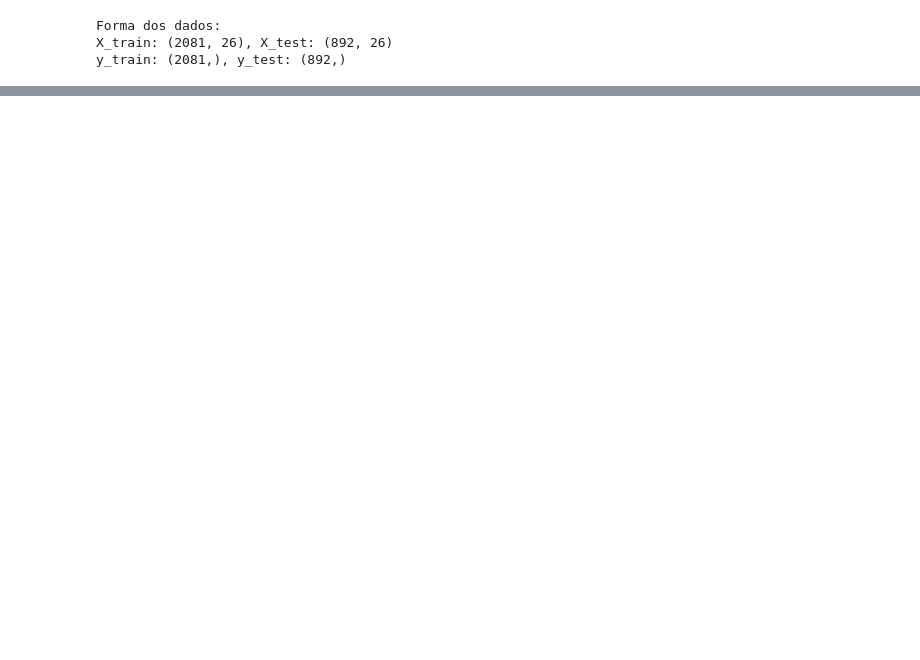
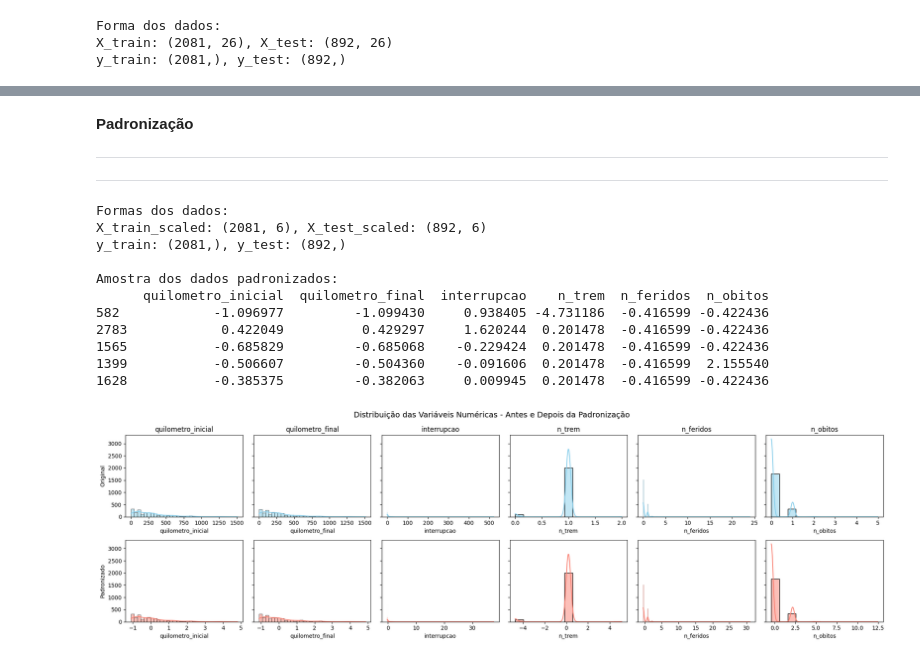
Before and after one commit to fabarroso/MVP1, a Jupyter notebook: MVP1.ipynb, the cells around one changed output, grey strips where cells are left out. Cells and saved outputs as stored; diff of their text form; code cells hidden in the pictures; blank space fills up the shorter version.

```diff
--- a/MVP1.ipynb
+++ b/MVP1.ipynb
@@ -521,0 +591,63 @@ y_train: (2081,), y_test: (892,)
+# %% [markdown]
+**Padronização**
+****
+****
+# %%
+# Conversão da variável alvo
+df['gravidade'] = df['gravidade'].map({'sim': 1, 'não': 0})
+
+# Separação entre variáveis explicativas (X) e alvo (y)
+X = df.drop(columns=['gravidade'])
+y = df['gravidade']
+
+# Selecionar colunas numéricas
+X_numeric = X.select_dtypes(include=[np.number])
+
+# Divisão em treino e teste
+X_train_num, X_test_num, y_train, y_test = train_test_split(X_numeric, y, test_size=0.3, random_state=42)
+
+# Padronização com StandardScaler
+scaler = StandardScaler()
+X_train_scaled = scaler.fit_transform(X_train_num)
+X_test_scaled = scaler.transform(X_test_num)
+
+# Conversão para DataFrame
+X_train_scaled = pd.DataFrame(X_train_scaled, columns=X_numeric.columns, index=X_train_num.index)
+X_test_scaled = pd.DataFrame(X_test_scaled, columns=X_numeric.columns, index=X_test_num.index)
+
+# Verificação das formas dos dados
+print("Formas dos dados:")
+print(f"X_train_scaled: {X_train_scaled.shape}, X_test_scaled: {X_test_scaled.shape}")
+print(f"y_train: {y_train.shape}, y_test: {y_test.shape}")
+
+# Exibir amostra
+print("\nAmostra dos dados padronizados:")
+print(X_train_scaled.head())
+
+# Visualização antes e depois da padronização
+fig, axes = plt.subplots(2, len(X_numeric.columns), figsize=(20, 6), sharey=True)
+fig.suptitle("Distribuição das Variáveis Numéricas - Antes e Depois da Padronização", fontsize=14)
+
+for i, col in enumerate(X_numeric.columns):
+    sns.histplot(X_train_num[col], ax=axes[0, i], kde=True, color='skyblue')
+    axes[0, i].set_title(col)
+    sns.histplot(X_train_scaled[col], ax=axes[1, i], kde=True, color='salmon')
+    axes[1, i].set_xlabel(col)
+
+axes[0, 0].set_ylabel("Original")
+axes[1, 0].set_ylabel("Padronizado")
+plt.tight_layout()
+plt.show()
+# %% [output]
+Formas dos dados:
+X_train_scaled: (2081, 6), X_test_scaled: (892, 6)
+y_train: (2081,), y_test: (892,)
+
+Amostra dos dados padronizados:
+      quilometro_inicial  quilometro_final  interrupcao    n_trem  n_feridos  n_obitos
+582            -1.096977         -1.099430     0.938405 -4.731186  -0.416599 -0.422436
+2783            0.422049          0.429297     1.620244  0.201478  -0.416599 -0.422436
+1565           -0.685829         -0.685068    -0.229424  0.201478  -0.416599 -0.422436
+1399           -0.506607         -0.504360    -0.091606  0.201478  -0.416599  2.155540
+1628           -0.385375         -0.382063     0.009945  0.201478  -0.416599 -0.422436
+[figure, added]
```
Also changed, not shown: parts of 12 cells of this notebook.
